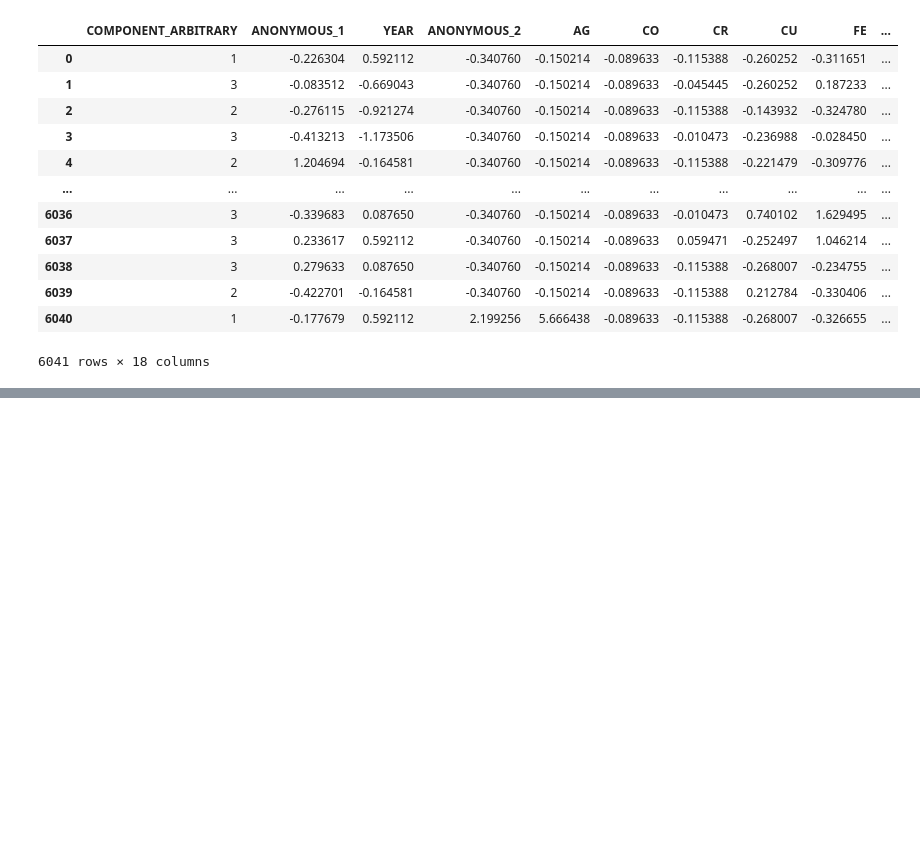
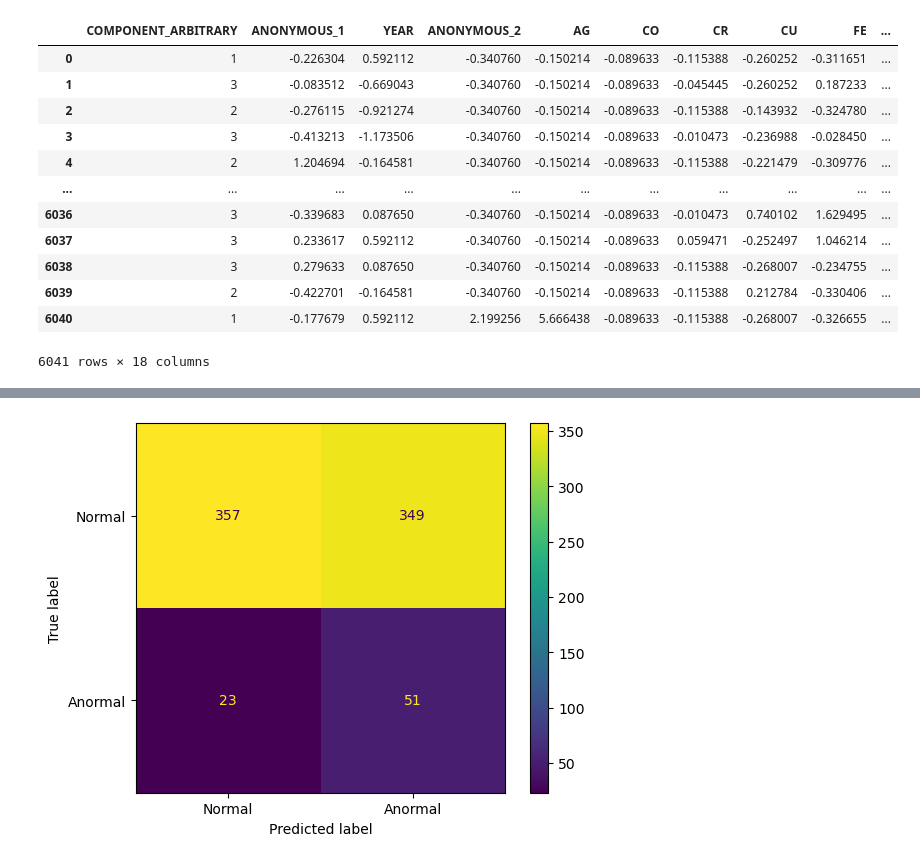
Before and after one commit to cswcjt/Dacon-Oil, a Jupyter notebook: test_win.ipynb, the cells around one changed output, grey strips where cells are left out. Drawn from its saved outputs; the diff is of its cells as text; code cells hidden in the pictures; blank space fills up the shorter version.

```diff
--- a/test_win.ipynb
+++ b/test_win.ipynb
@@ -283,0 +292,11 @@ test = test.drop(columns=drop_list_test)
+# %%
+drop_reg_cols = []
+final_reg_cols = []
+for col in df_score_val.columns:
+    if df_score_val[col].max() < 0.5:
+        drop_reg_cols.append(col)
+    elif df_score_val[col].max() > 0.7:
+        final_reg_cols.append(col)
+
+print(drop_reg_cols)
+print(final_reg_cols)
@@ -366,0 +541,80 @@ submission.to_csv(save_path + filename, index=False)
+# %%
+test_final = pd.DataFrame()
+val_final = pd.DataFrame()
+X_y_union = pd.concat([X_test, y_test], axis=1)
+
+for criterion, drop_target_list in drop_target_dict.items():
+    X_train, X_val, y_train, y_val = split_X_y_bundle[criterion]
+
+    X_train = X_train.drop(columns=drop_target_list)
+    X_val = X_val.drop(columns=drop_target_list)
+
+    test_temp = test[test.COMPONENT_ARBITRARY == criterion].drop(columns=drop_target_list)
+    test_temp = test_temp.drop(columns=['COMPONENT_ARBITRARY'])
+
+    X_test_temp = X_y_union[X_y_union.COMPONENT_ARBITRARY == criterion].drop(columns=drop_target_list)
+    X_test_temp = X_test_temp.drop(columns=['COMPONENT_ARBITRARY', 'Y_LABEL'])
+
+    y_test_temp = X_y_union[X_y_union.COMPONENT_ARBITRARY == criterion].Y_LABEL
+
+    # Syncronize columns order between X3 and test
+    test_temp = test_temp[X_train.columns]
+    X_test_temp = X_test_temp[X_train.columns]
+
+    # model initializing
+    clf = BinaryCalssifier(metric='f1_score',
+                           learner=['rf'],
+                           optimize=False,
+                           n_trials=20,
+                           cv=5,
+                           N=5,
+                           random_state=12)
+    # model training
+    clf.fit(X_train, y_train) # n_trials: optuna 조지는 정도 / cv: K-fold의 K값
+
+    # prediction
+    y_train_pred = clf.predict(X_train)
+    y_val_pred = clf.predict(X_val)
+    y_test_pred = clf.predict(X_test_temp)
+
+    # scoring
+    score_train = clf.score(y_train, y_train_pred)
+    score_val = clf.score(y_val, y_val_pred)
+    score_test = clf.score(y_test_temp, y_test_pred)
+
+    print(f'******************** Component {criterion} ********************')
+    print("Train F1_score is %.4f" % (score_train))
+    print("Validation F1_score is %.4f" % (score_val))
+    print("Test F1_score is %.4f" % (score_test))
+
+    # fill prediction value in test data
+    test_temp['Y_LABEL'] = clf.predict(test_temp)
+    test_final = pd.concat([test_final, test_temp], axis=0)
+
+    # fill prediction value in dummy test data
+    X_test_temp['Y_LABEL'] = y_test_pred
+    val_final = pd.concat([val_final, X_test_temp], axis=0)
+    conf_matrix_val = confusion_matrix(y_val, y_val_pred)
+    conf_matrix_test = confusion_matrix(y_test_temp, y_test_pred)
+
+    print('-' * 53)
+    print("<Confusion Matrix>")
+    print(conf_matrix_val)
+    print('clf precision:\t%.4f' % (precision_score(y_val, y_val_pred)))
+    print('clf recall:\t%.4f' % (recall_score(y_val, y_val_pred)))
+    print('clf f1_score:\t%.4f' % (f1_score(y_val, y_val_pred)))
+    print('-' * 53)
+    print("<Confusion Matrix>")
+    cm_display = ConfusionMatrixDisplay(confusion_matrix = conf_matrix_test,
+                                        display_labels = ['Normal', 'Anormal'])
+    cm_display.plot()
+    plt.show()
+    print('Final model precision:\t%.4f' % (precision_score(y_test_temp, y_test_pred)))
+    print('Final model recall:\t%.4f' % (recall_score(y_test_temp, y_test_pred)))
+    print('Final model f1_score:\t%.4f' % (f1_score(y_test_temp, y_test_pred)))
+    print('*' * 53)
+
+test_final = test_final.sort_index()
+val_final = val_final.sort_index()
+y_pred = val_final.Y_LABEL.values
+# %% [output]
@@ -366,0 +634 @@ submission.to_csv(save_path + filename, index=False)
+[figure, added]
```
Also changed, not shown: parts of 57 cells of this notebook.
